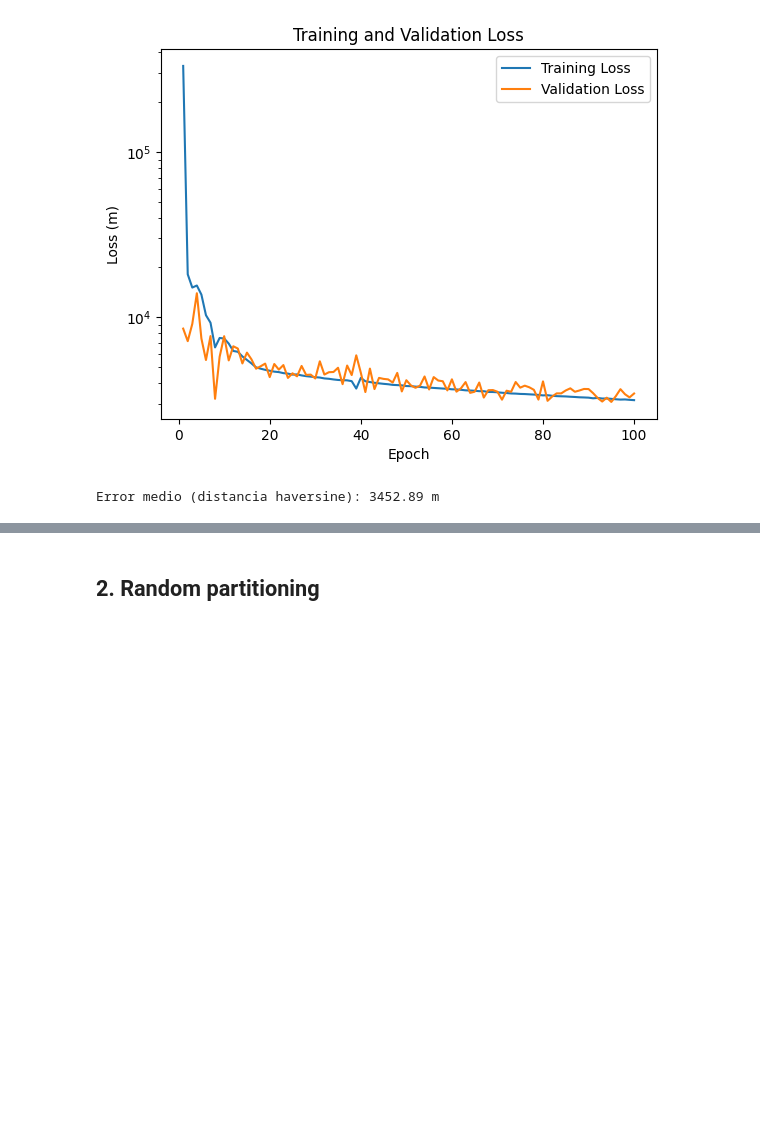
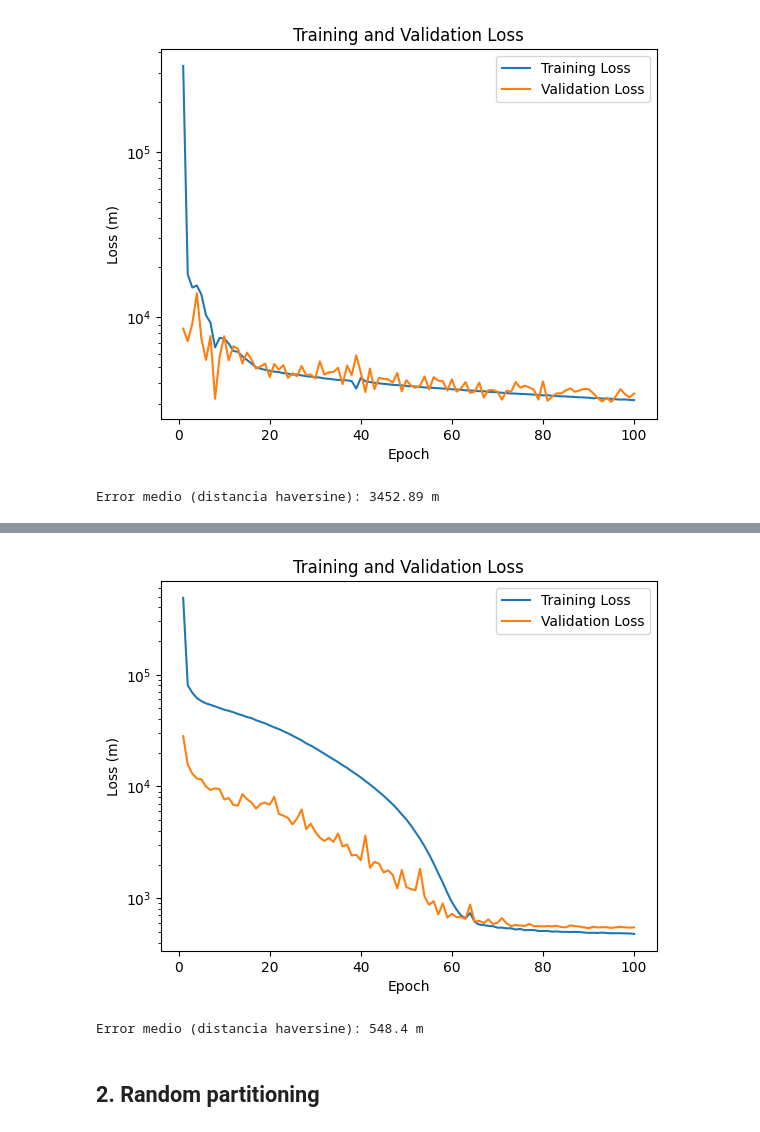
Before and after one commit to ernesto-miguez/UOC, a Jupyter notebook: TFM/Data partitioning strategy.ipynb, the cells around one changed output, grey strips where cells are left out. Drawn from its saved outputs; the diff is of its cells as text; code cells hidden in the pictures; blank space fills up the shorter version.

```diff
--- a/TFM/Data partitioning strategy.ipynb
+++ b/TFM/Data partitioning strategy.ipynb
@@ -761,16 +761,15 @@ class FingerprintingLSTM(nn.Module):
     def __init__(self, input_size, hidden_size):
         super(FingerprintingLSTM, self).__init__()
         self.hidden_size = hidden_size
-        self.lstm = nn.LSTM(input_size, hidden_size, batch_first=True, num_layers=2)
-        self.dropout = nn.Dropout(0.3)
-        self.fc1 = nn.Linear(hidden_size, hidden_size)
-        self.fc2 = nn.Linear(hidden_size, 2)
+        self.lstm = nn.LSTM(input_size, hidden_size, batch_first=True)
+        self.dropout = nn.Dropout(0.1)
+        self.fc = nn.Linear(hidden_size, 2)
         self.sigmoid = nn.Sigmoid()
 
     def forward(self, x):
         out, _ = self.lstm(x)
-        out = self.fc1(out)
-        out = self.fc2(out)
+        out = self.dropout(out)
+        out = self.fc(out)  # Seleccionamos la última salida de la secuencia
         out = self.sigmoid(out)  # Aplicamos la función sigmoide para normalizar las salidas
         return out
 
@@ -876,3 +875,4 @@ mean_error = criterion(predicted_crd_tensor, tst_crd_tensor).item()
 
 # Imprimir el error medio
 print(f"Error medio (distancia haversine): {round(mean_error, 2)} m" )
+# %% [output]
@@ -879,3 +896,5 @@ print(f"Error medio (distancia haversine): {round(mean_error, 2)} m" )
+[figure, added]
+Error medio (distancia haversine): 548.4 m
 # %% [markdown]
 ## 2. Random partitioning
 # %%
```
Also changed, not shown: parts of 1 cell of this notebook.
